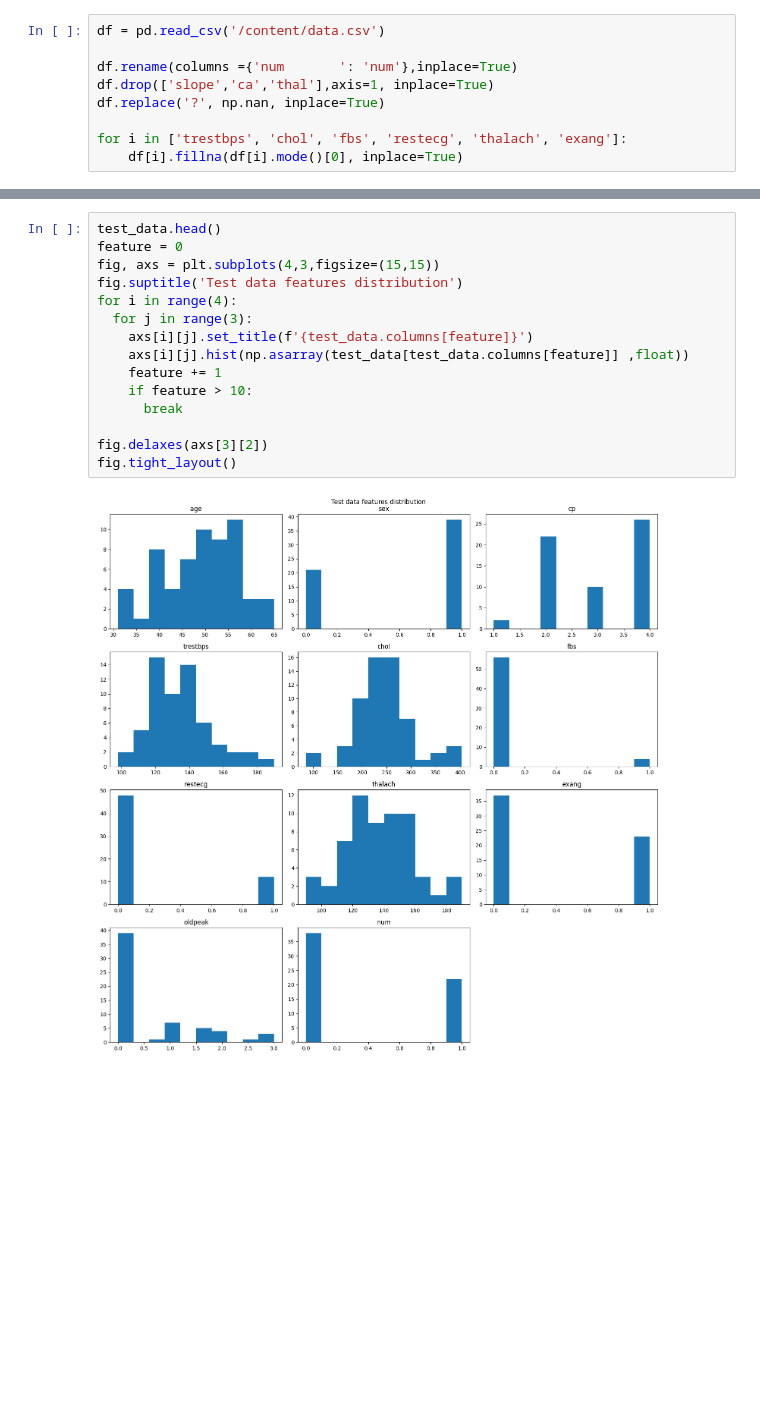
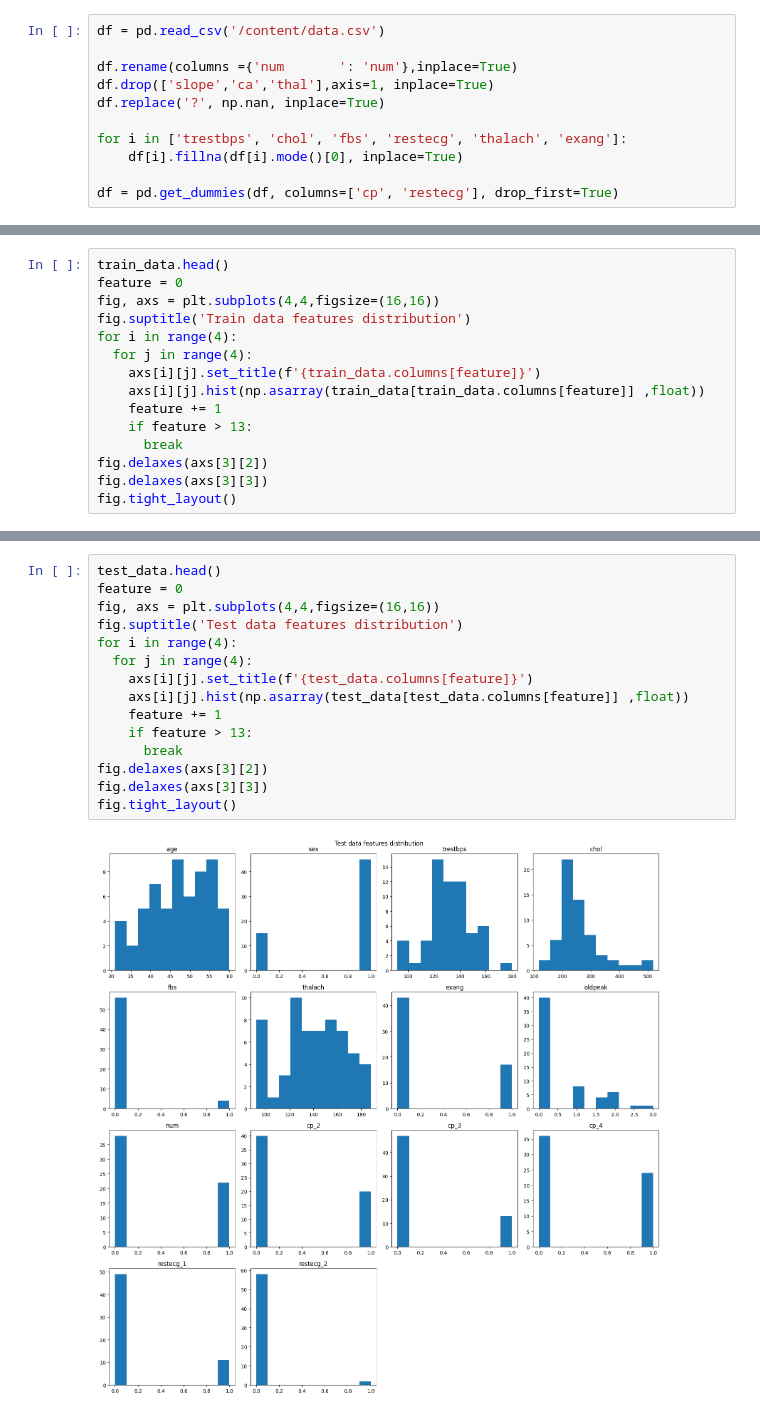
Before and after one commit to therrshan/Machine-Learning-Practice, a Jupyter notebook: 6140 Codes/HW2/CS6140_HW2.ipynb, the cells around one changed output, grey strips where cells are left out. Saved outputs shown, nothing was run; the diff lists cells and outputs as text; blank space fills up the shorter version.

```diff
--- a/6140 Codes/HW2/CS6140_HW2.ipynb
+++ b/6140 Codes/HW2/CS6140_HW2.ipynb
@@ -30,6 +154,8 @@ df.replace('?', np.nan, inplace=True)
 
 for i in ['trestbps', 'chol', 'fbs', 'restecg', 'thalach', 'exang']:
     df[i].fillna(df[i].mode()[0], inplace=True)
+
+df = pd.get_dummies(df, columns=['cp', 'restecg'], drop_first=True)
 # %%
 num_0 = df[df['num'] == 0]
 num_1 = df[df['num'] == 1]
@@ -47,0 +174,15 @@ print(train_data.shape)
+# %%
+train_data.head()
+feature = 0
+fig, axs = plt.subplots(4,4,figsize=(16,16))
+fig.suptitle('Train data features distribution')
+for i in range(4):
+  for j in range(4):
+    axs[i][j].set_title(f'{train_data.columns[feature]}')
+    axs[i][j].hist(np.asarray(train_data[train_data.columns[feature]] ,float))
+    feature += 1
+    if feature > 13:
+      break
+fig.delaxes(axs[3][2])
+fig.delaxes(axs[3][3])
+fig.tight_layout()
@@ -48,17 +191,17 @@ print(train_data.shape)
 # %%
 test_data.head()
 feature = 0
-fig, axs = plt.subplots(4,3,figsize=(15,15))
+fig, axs = plt.subplots(4,4,figsize=(16,16))
 fig.suptitle('Test data features distribution')
 for i in range(4):
-  for j in range(3):
+  for j in range(4):
     axs[i][j].set_title(f'{test_data.columns[feature]}')
     axs[i][j].hist(np.asarray(test_data[test_data.columns[feature]] ,float))
     feature += 1
-    if feature > 10:
+    if feature > 13:
       break
-
 fig.delaxes(axs[3][2])
+fig.delaxes(axs[3][3])
 fig.tight_layout()
 # %% [output]
-[figure, old version]
+[figure, new version]
```
Also changed, not shown: parts of 18 cells of this notebook, 2 other files.
